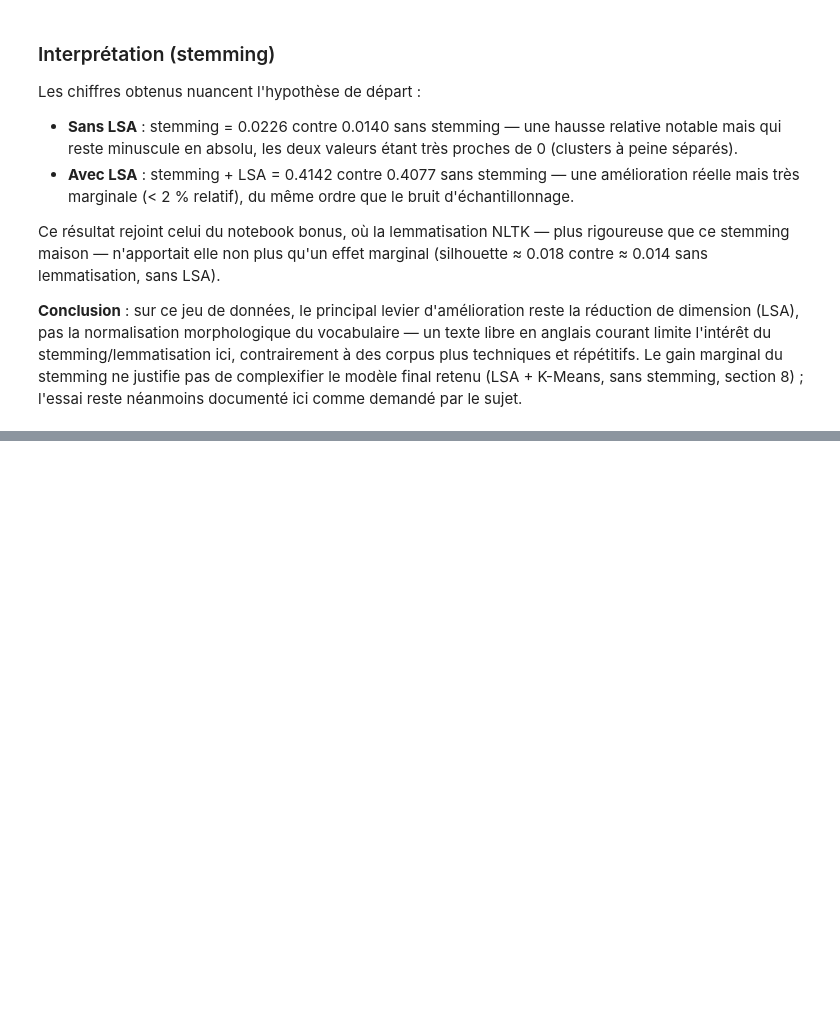
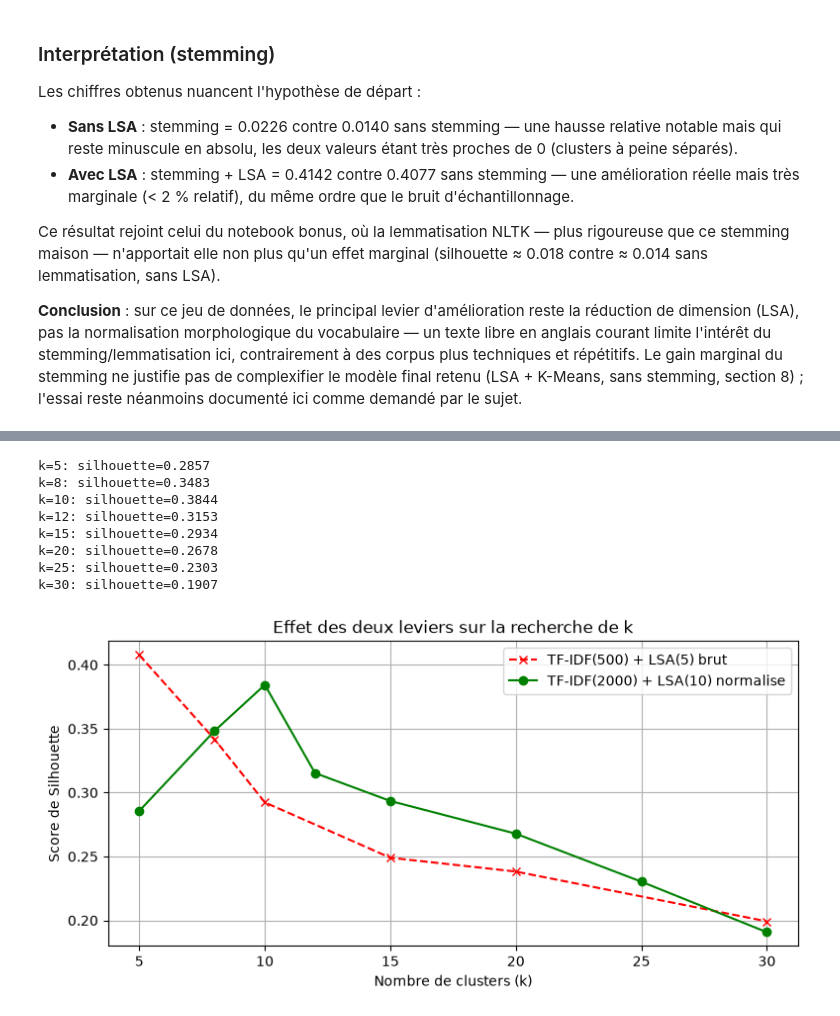
Before and after one commit to LouiSvon/cvrie, a Jupyter notebook: notebooks/unsupervised_learning.ipynb, the cells around one changed output, grey strips where cells are left out. Saved outputs shown, nothing was run; the diff lists cells and outputs as text; code cells hidden in the pictures; blank space fills up the shorter version.

```diff
--- a/notebooks/unsupervised_learning.ipynb
+++ b/notebooks/unsupervised_learning.ipynb
@@ -425,0 +473,38 @@ le sujet.
+# %%
+from sklearn.preprocessing import normalize
+
+# Vocabulaire elargi (2000 termes au lieu de 500), meme nettoyage de texte que section 3
+vectorizer_wide = TfidfVectorizer(stop_words='english', max_features=2000, ngram_range=(1, 2))
+X_wide = vectorizer_wide.fit_transform(data['cleaned_text'])
+
+# LSA a 10 composantes (plus de matiere pour separer plus de clusters), puis normalisation (-> distance cosinus)
+svd_wide = TruncatedSVD(n_components=10, random_state=42)
+X_lsa_wide = normalize(svd_wide.fit_transform(X_wide))
+
+# Recherche de k sur cette representation amelioree
+k_range_wide = [5, 8, 10, 12, 15, 20, 25, 30]
+scores_wide = []
+for k in k_range_wide:
+    labels = KMeans(n_clusters=k, random_state=42, n_init=10).fit_predict(X_lsa_wide)
+    scores_wide.append(silhouette_score(X_lsa_wide, labels))
+    print(f"k={k}: silhouette={scores_wide[-1]:.4f}")
+
+plt.figure(figsize=(9, 4))
+plt.plot(k_range_large, scores_naifs, 'rx--', label='TF-IDF(500) + LSA(5) brut')
+plt.plot(k_range_wide, scores_wide, 'go-', label='TF-IDF(2000) + LSA(10) normalise')
+plt.xlabel('Nombre de clusters (k)')
+plt.ylabel('Score de Silhouette')
+plt.title('Effet des deux leviers sur la recherche de k')
+plt.legend()
+plt.grid(True)
+plt.show()
+# %% [output]
+k=5: silhouette=0.2857
+k=8: silhouette=0.3483
+k=10: silhouette=0.3844
+k=12: silhouette=0.3153
+k=15: silhouette=0.2934
+k=20: silhouette=0.2678
+k=25: silhouette=0.2303
+k=30: silhouette=0.1907
+[figure, added]
```
Also changed, not shown: parts of 14 cells of this notebook.
